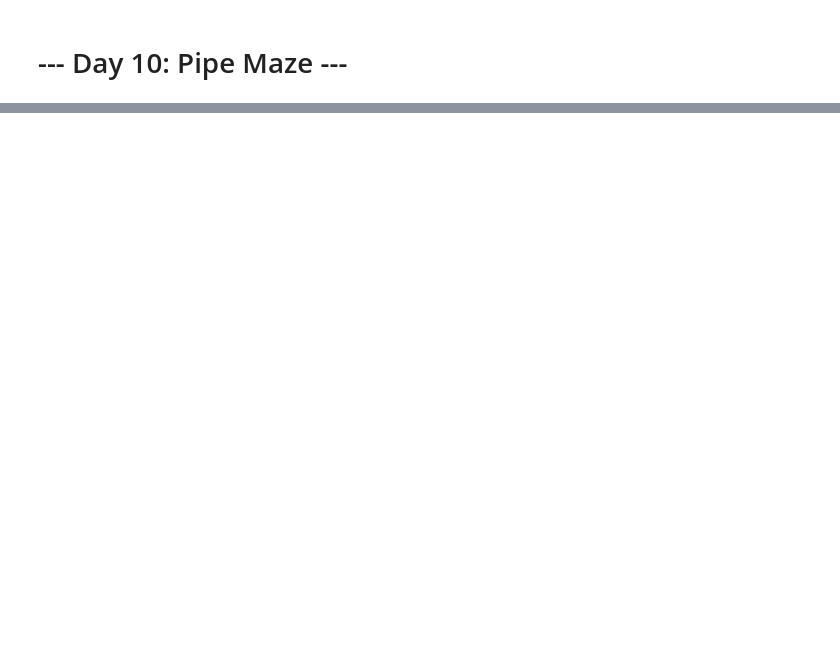
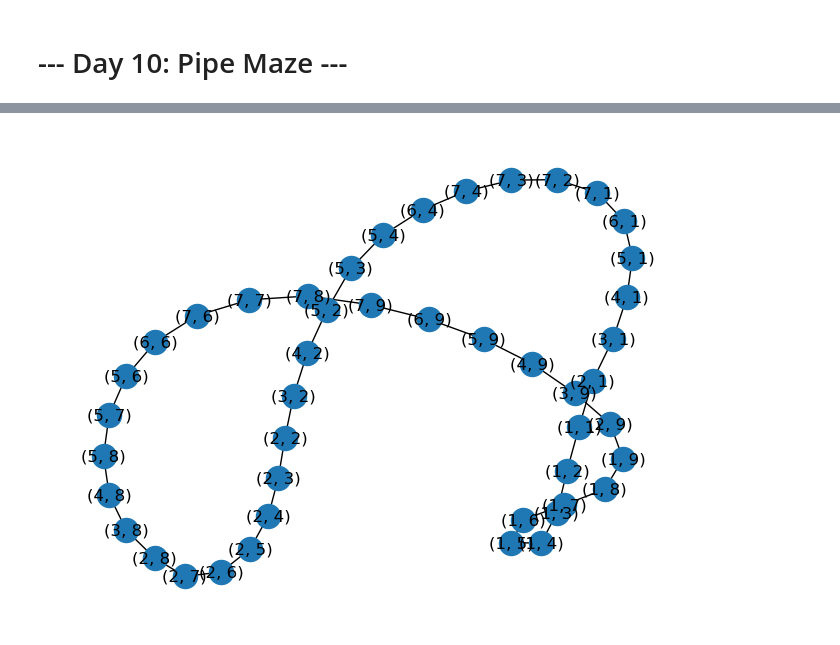
Before and after one commit to xjalencas/adventofcode, a Jupyter notebook: 10/day.10.ipynb, the cells around one changed output, grey strips where cells are left out. Saved outputs shown, nothing was run; the diff lists cells and outputs as text; code cells hidden in the pictures; blank space fills up the shorter version.

```diff
--- a/10/day.10.ipynb
+++ b/10/day.10.ipynb
@@ -104,0 +101,6 @@ array([['.', '.', '4', '5', '.'],
+# %%
+G, start, m = read_input("input.2.txt")
+# %%
+nx.draw(G, with_labels=True)
+# %% [output]
+[figure, added]
```
Also changed, not shown: parts of 16 cells of this notebook, 1 other file.
